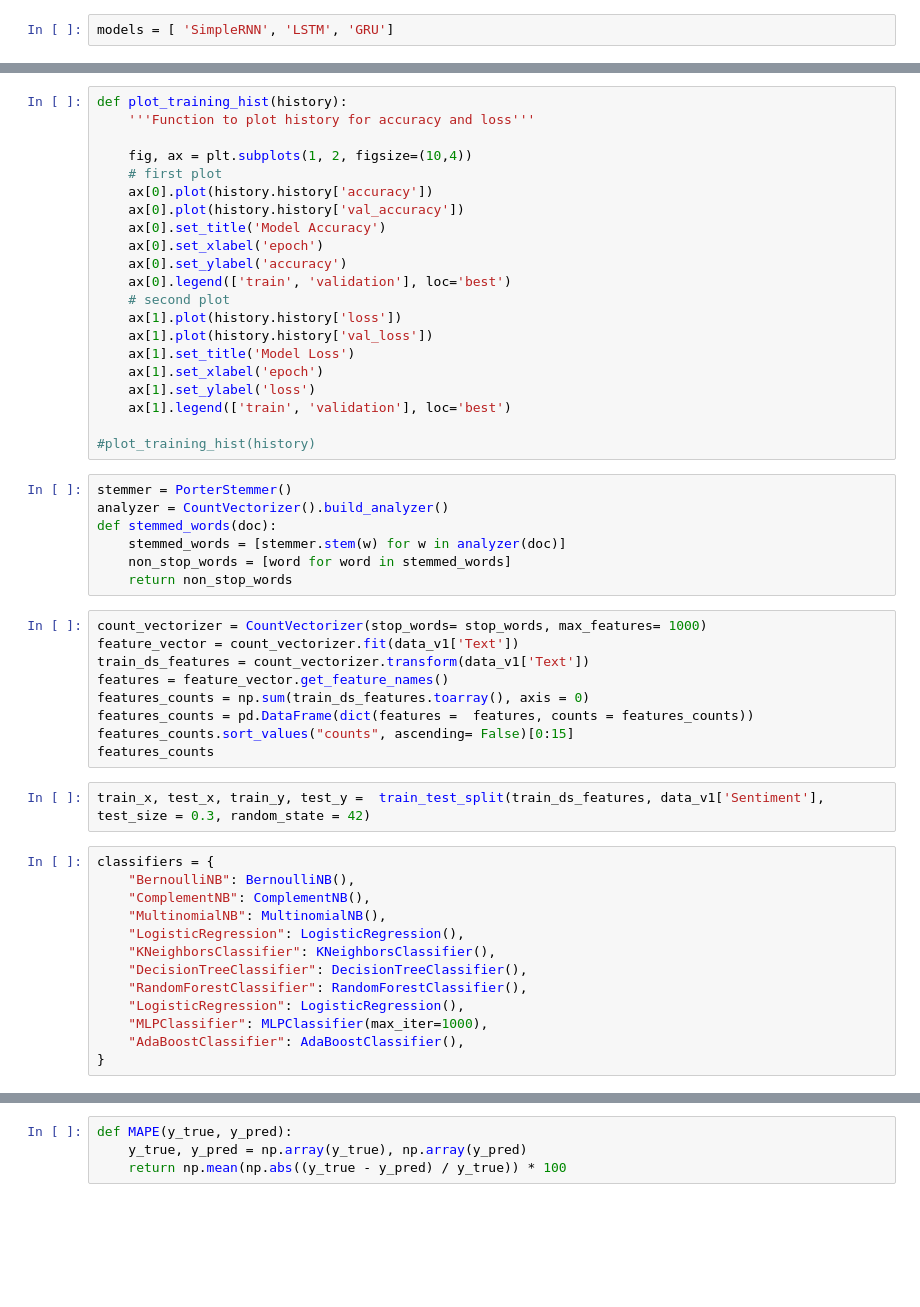
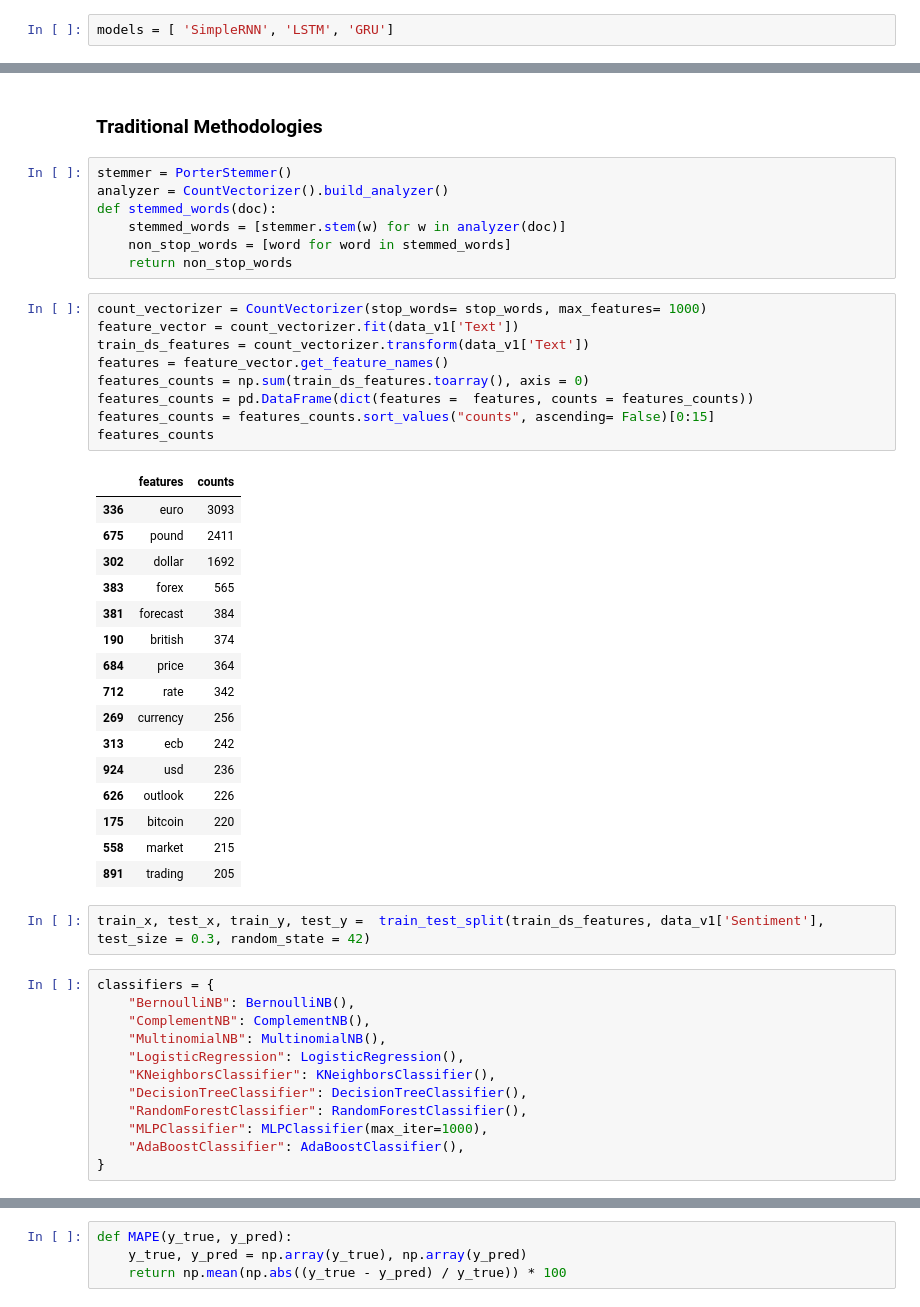
Before and after one commit to ahmetbeylihan/Sentiment-Analysis-Exchange-Rates, a Jupyter notebook: Classifying Exchange Rate Comments.ipynb, the cells around one changed output, grey strips where cells are left out. Cells and saved outputs as stored; diff of their text form; blank space fills up the shorter version.

```diff
--- a/Classifying Exchange Rate Comments.ipynb
+++ b/Classifying Exchange Rate Comments.ipynb
@@ -411,24 +376,5 @@ for model_ in models:
-# %%
-def plot_training_hist(history):
-    '''Function to plot history for accuracy and loss'''
-
-    fig, ax = plt.subplots(1, 2, figsize=(10,4))
-    # first plot
-    ax[0].plot(history.history['accuracy'])
-    ax[0].plot(history.history['val_accuracy'])
-    ax[0].set_title('Model Accuracy')
-    ax[0].set_xlabel('epoch')
-    ax[0].set_ylabel('accuracy')
-    ax[0].legend(['train', 'validation'], loc='best')
-    # second plot
-    ax[1].plot(history.history['loss'])
-    ax[1].plot(history.history['val_loss'])
-    ax[1].set_title('Model Loss')
-    ax[1].set_xlabel('epoch')
-    ax[1].set_ylabel('loss')
-    ax[1].legend(['train', 'validation'], loc='best')
-
-#plot_training_hist(history)
+# %% [markdown]
+<h3>Traditional Methodologies</h3>
 # %%
 stemmer = PorterStemmer()
 analyzer = CountVectorizer().build_analyzer()
@@ -439,12 +385,29 @@ def stemmed_words(doc):
 # %%
 count_vectorizer = CountVectorizer(stop_words= stop_words, max_features= 1000)
 feature_vector = count_vectorizer.fit(data_v1['Text'])
 train_ds_features = count_vectorizer.transform(data_v1['Text'])
 features = feature_vector.get_feature_names()
 features_counts = np.sum(train_ds_features.toarray(), axis = 0)
 features_counts = pd.DataFrame(dict(features =  features, counts = features_counts))
-features_counts.sort_values("counts", ascending= False)[0:15]
+features_counts = features_counts.sort_values("counts", ascending= False)[0:15]
 features_counts
+# %% [output]
+|  | features | counts |
+| 336 | euro | 3093 |
+| 675 | pound | 2411 |
+| 302 | dollar | 1692 |
+| 383 | forex | 565 |
+| 381 | forecast | 384 |
+| 190 | british | 374 |
+| 684 | price | 364 |
+| 712 | rate | 342 |
+| 269 | currency | 256 |
+| 313 | ecb | 242 |
+| 924 | usd | 236 |
+| 626 | outlook | 226 |
+| 175 | bitcoin | 220 |
+| 558 | market | 215 |
+| 891 | trading | 205 |
 # %%
 train_x, test_x, train_y, test_y =  train_test_split(train_ds_features, data_v1['Sentiment'], test_size = 0.3, random_state = 42)
 # %%
@@ -456,7 +419,6 @@ classifiers = {
     "KNeighborsClassifier": KNeighborsClassifier(),
     "DecisionTreeClassifier": DecisionTreeClassifier(),
     "RandomForestClassifier": RandomForestClassifier(),
-    "LogisticRegression": LogisticRegression(),
     "MLPClassifier": MLPClassifier(max_iter=1000),
     "AdaBoostClassifier": AdaBoostClassifier(),
 }
```
Also changed, not shown: parts of 21 cells of this notebook.
